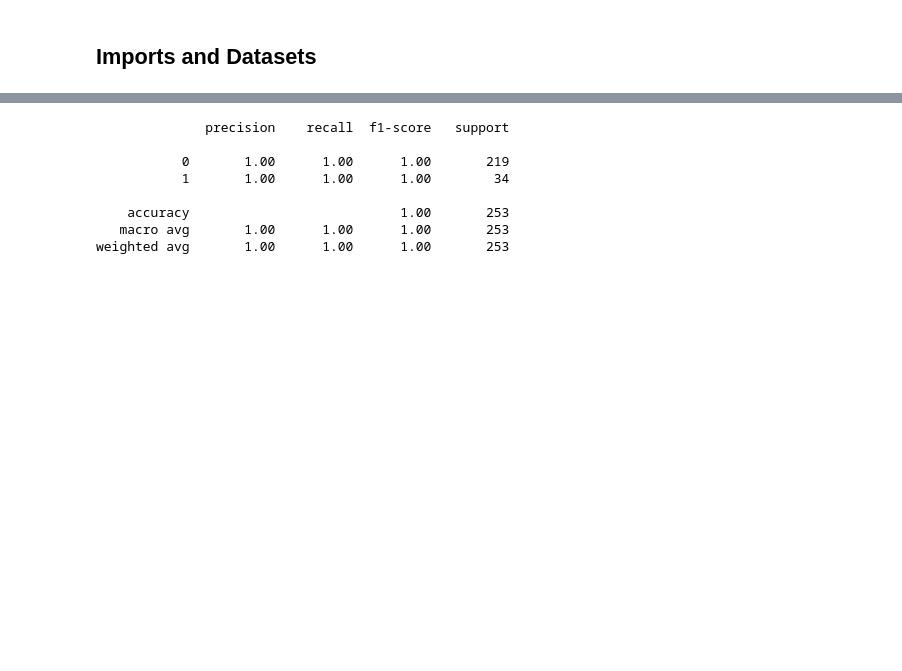
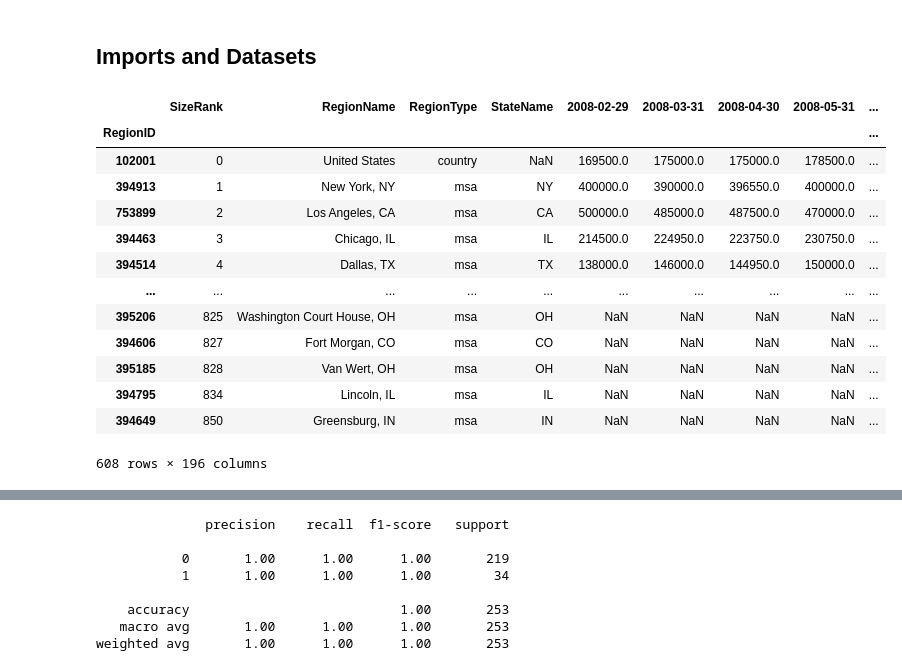
Before and after one commit to teemak/capstone, a Jupyter notebook: 7_find_best_model.ipynb, the cells around one changed output, grey strips where cells are left out. Cells and saved outputs as stored; diff of their text form; code cells hidden in the pictures; blank space fills up the shorter version.

```diff
--- a/7_find_best_model.ipynb
+++ b/7_find_best_model.ipynb
@@ -41,6 +41,23 @@ new_haven_df     = dfs[10]
 nation_value_df  = dfs[11]
 original_df      = dfs[12] # baseline
 news_df          = dfs[13]
+# %%
+hmedian_price_df
+# %% [output]
+|  | SizeRank | RegionName | RegionType | StateName | 2008-02-29 | 2008-03-31 | 2008-04-30 | 2008-05-31 | ... |
+| RegionID |  |  |  |  |  |  |  |  | ... |
+| 102001 | 0 | United States | country | NaN | 169500.0 | 175000.0 | 175000.0 | 178500.0 | ... |
+| 394913 | 1 | New York, NY | msa | NY | 400000.0 | 390000.0 | 396550.0 | 400000.0 | ... |
+| 753899 | 2 | Los Angeles, CA | msa | CA | 500000.0 | 485000.0 | 487500.0 | 470000.0 | ... |
+| 394463 | 3 | Chicago, IL | msa | IL | 214500.0 | 224950.0 | 223750.0 | 230750.0 | ... |
+| 394514 | 4 | Dallas, TX | msa | TX | 138000.0 | 146000.0 | 144950.0 | 150000.0 | ... |
+| ... | ... | ... | ... | ... | ... | ... | ... | ... | ... |
+| 395206 | 825 | Washington Court House, OH | msa | OH | NaN | NaN | NaN | NaN | ... |
+| 394606 | 827 | Fort Morgan, CO | msa | CO | NaN | NaN | NaN | NaN | ... |
+| 395185 | 828 | Van Wert, OH | msa | OH | NaN | NaN | NaN | NaN | ... |
+| 394795 | 834 | Lincoln, IL | msa | IL | NaN | NaN | NaN | NaN | ... |
+| 394649 | 850 | Greensburg, IN | msa | IN | NaN | NaN | NaN | NaN | ... |
+608 rows × 196 columns
 # %%
 # Version 2
 econ_df = econ_df.loc['2018':].resample('M').mean().copy()
```
Also changed, not shown: parts of 8 cells of this notebook.
